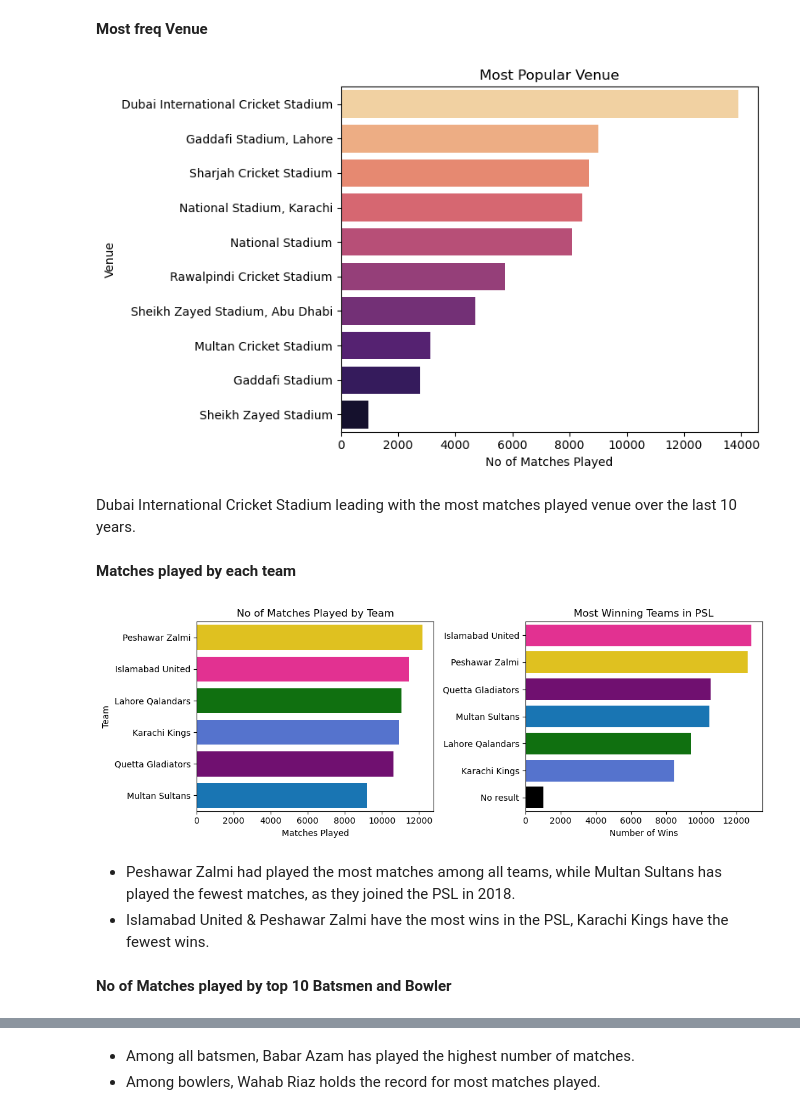
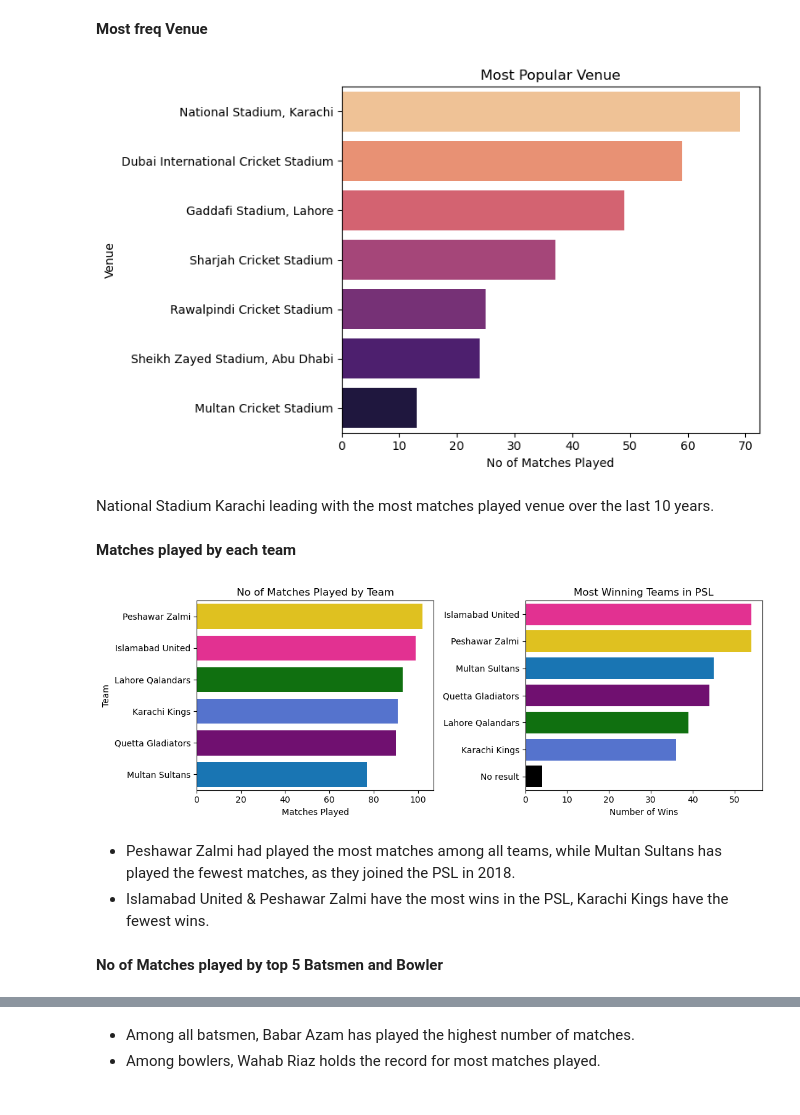
Before and after one commit to danisharain12/Machine-Learning-Projects, a Jupyter notebook: PSL 2025 Winner Prediction/PSL_2025_Winner_Prediction.ipynb, the cells around one changed output, grey strips where cells are left out. Cells and saved outputs as stored; diff of their text form; code cells hidden in the pictures.

```diff
--- a/PSL 2025 Winner Prediction/PSL_2025_Winner_Prediction.ipynb
+++ b/PSL 2025 Winner Prediction/PSL_2025_Winner_Prediction.ipynb
@@ -298,3 +313,7 @@ df['date']= pd.to_datetime(df['date'])
+# %%
+df['venue'] = df['venue'].replace({'National Stadium' : 'National Stadium, Karachi',
+                                   'Gaddafi Stadium' : 'Gaddafi Stadium, Lahore',
+                                   'Sheikh Zayed Stadium' : 'Sheikh Zayed Stadium, Abu Dhabi'})
 # %% [markdown]
 -----
 # %% [markdown]
@@ -435,25 +454,27 @@ plt.show()
 # %% [markdown]
 **Most freq Venue**
 # %%
-most_freq_venue = df.groupby('venue')['venue'].value_counts().sort_values(ascending=False).reset_index(name='count')
+most_freq_venue = df.groupby('venue')['match_id'].nunique().sort_values(ascending=False).reset_index(name='count')
 
+# Plotting
 plt.figure(figsize=(8, 5))
 sns.barplot(y='venue', x='count', data=most_freq_venue, palette='magma_r')
 plt.title('Most Popular Venue')
 plt.ylabel('Venue')
 plt.xlabel('No of Matches Played')
 plt.tight_layout()
 plt.show()
 # %% [output]
-[figure, old version]
+[figure, new version]
 # %% [markdown]
-Dubai International Cricket Stadium leading with the most matches played venue over the last 10 years.
+National Stadium Karachi leading with the most matches played venue over the last 10 years.
 # %% [markdown]
 **Matches played by each team**
 # %%
-matches_played_by_team = df.groupby('batting_team')['batting_team'].value_counts().sort_values(ascending=False).reset_index(name='matches_played')
+matches_played_by_team = df.groupby('batting_team')['match_id'].nunique().sort_values(ascending=False).reset_index(name='matches_played')
 
-winning_teams = df['winner'].value_counts().reset_index()
+unique_winners = df[['match_id', 'winner']].drop_duplicates()
+winning_teams = unique_winners['winner'].value_counts().reset_index()
 winning_teams.columns = ['Team', 'Wins']
 
 team_colors = {'Peshawar Zalmi': 'gold',
@@ -472,7 +493,8 @@ axes[0].set_title('No of Matches Played by Team')
 axes[0].set_xlabel('Matches Played')
 axes[0].set_ylabel('Team')
 
-sns.barplot(data=winning_teams, y='Team', x='Wins', palette=team_colors, ax=axes[1])
+sns.barplot(data=winning_teams, y='Team', x='Wins',
+            palette=team_colors, ax=axes[1])
 axes[1].set_title('Most Winning Teams in PSL')
 axes[1].set_xlabel('Number of Wins')
 axes[1].set_ylabel('')
@@ -480,10 +502,10 @@ axes[1].set_ylabel('')
 plt.tight_layout()
 plt.show()
 # %% [output]
-[figure, old version]
+[figure, new version]
 # %% [markdown]
 - Peshawar Zalmi had played the most matches among all teams, while Multan Sultans has played the fewest matches, as they joined the PSL in 2018.
 - Islamabad United & Peshawar Zalmi have the most wins in the PSL, Karachi Kings have the fewest wins.
 # %% [markdown]
-**No of Matches played by top 10 Batsmen and Bowler**
+**No of Matches played by top 5 Batsmen and Bowler**
 # %%
```
Also changed, not shown: parts of 34 cells of this notebook.
